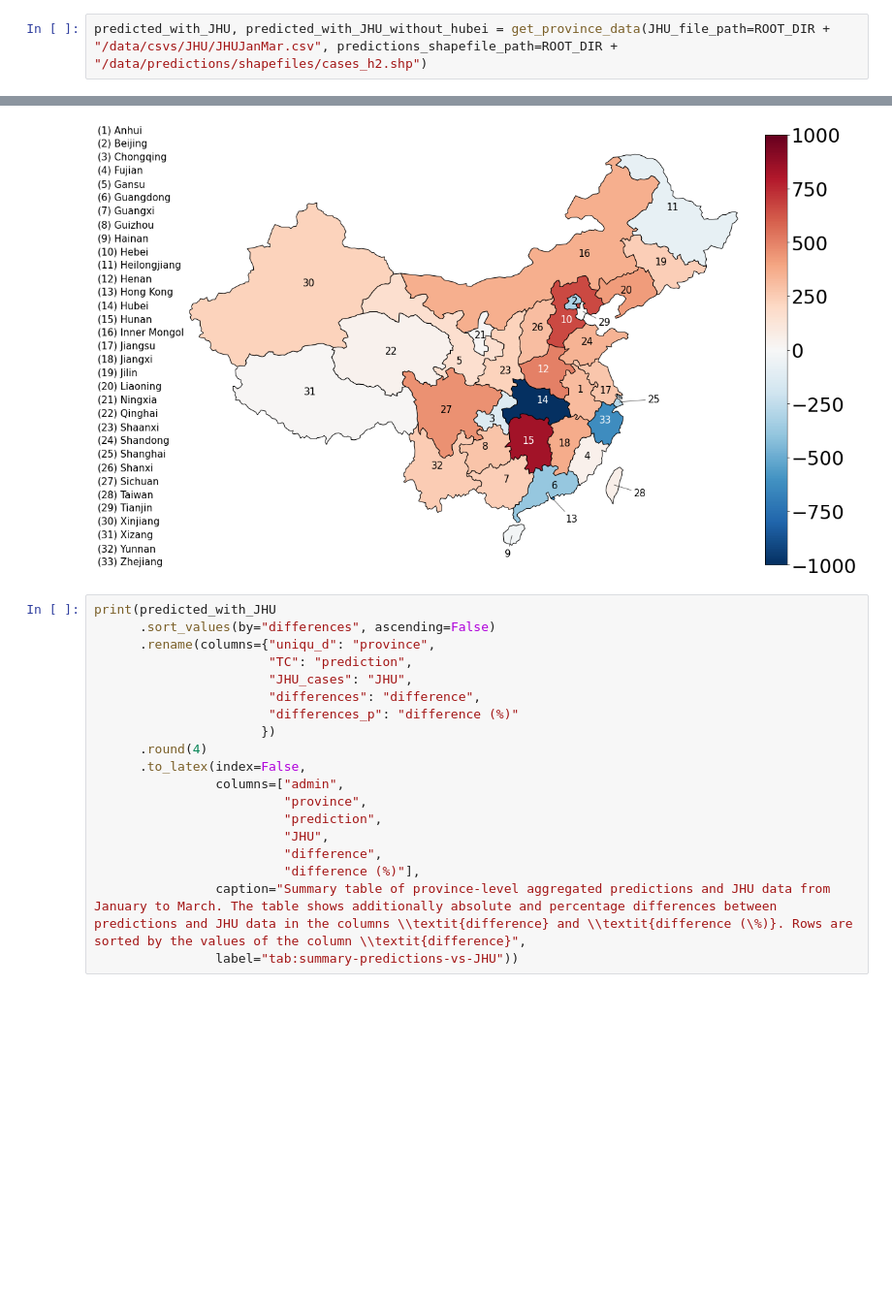
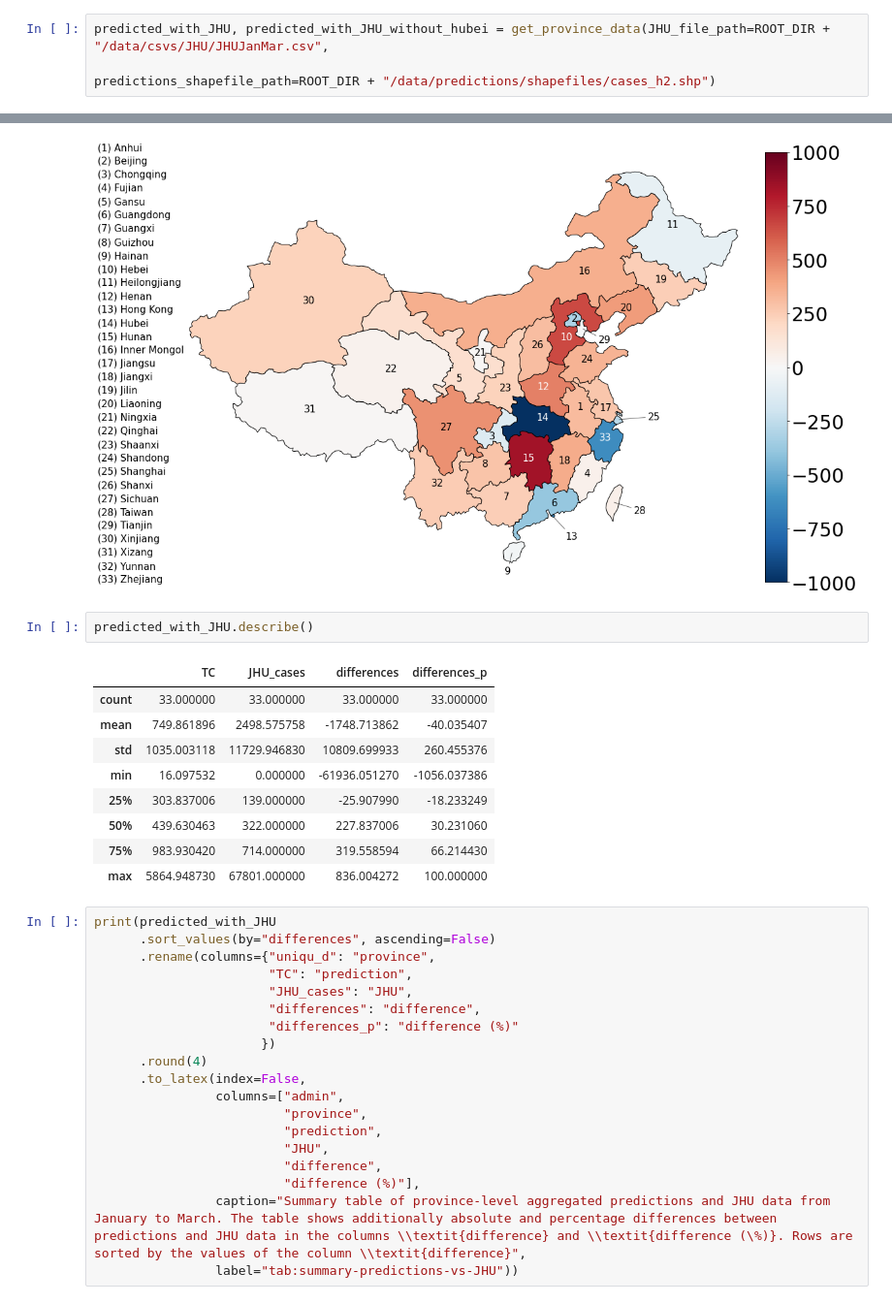
Before and after one commit to dsvanidze/replicability, a Jupyter notebook: jupyter-notebooks/fine-scale-predictions/generate-fine-scale-features.ipynb, the cells around one changed output, grey strips where cells are left out. Shown at 97% size. Cells and saved outputs as stored; diff of their text form; blank space fills up the shorter version.

```diff
--- a/jupyter-notebooks/fine-scale-predictions/generate-fine-scale-features.ipynb
+++ b/jupyter-notebooks/fine-scale-predictions/generate-fine-scale-features.ipynb
@@ -456,7 +462,8 @@ plot_rasters(raster_array=raster_data["TC"],
 ## <center>Raster of TC</center>
 [figure]
 # %%
-predicted_with_JHU, predicted_with_JHU_without_hubei = get_province_data(JHU_file_path=ROOT_DIR + "/data/csvs/JHU/JHUJanMar.csv", predictions_shapefile_path=ROOT_DIR + "/data/predictions/shapefiles/cases_h2.shp")
+predicted_with_JHU, predicted_with_JHU_without_hubei = get_province_data(JHU_file_path=ROOT_DIR + "/data/csvs/JHU/JHUJanMar.csv",
+                                                                         predictions_shapefile_path=ROOT_DIR + "/data/predictions/shapefiles/cases_h2.shp")
 # %%
 plot_JHU_vs_predictions_bar(predicted_with_JHU, ymin_1=0, ymax_1=7000, ymin_2=-1500, ymax_2=1500)
 # %% [output]
@@ -496,6 +503,18 @@ plot_shapefile_map(data=predicted_with_JHU,
 # %% [output]
 ## <center>predicted cases - JHU</center>
 [figure]
+# %%
+predicted_with_JHU.describe()
+# %% [output]
+|  | TC | JHU_cases | differences | differences_p |
+| count | 33.000000 | 33.000000 | 33.000000 | 33.000000 |
+| mean | 749.861896 | 2498.575758 | -1748.713862 | -40.035407 |
+| std | 1035.003118 | 11729.946830 | 10809.699933 | 260.455376 |
+| min | 16.097532 | 0.000000 | -61936.051270 | -1056.037386 |
+| 25% | 303.837006 | 139.000000 | -25.907990 | -18.233249 |
+| 50% | 439.630463 | 322.000000 | 227.837006 | 30.231060 |
+| 75% | 983.930420 | 714.000000 | 319.558594 | 66.214430 |
+| max | 5864.948730 | 67801.000000 | 836.004272 | 100.000000 |
 # %%
 print(predicted_with_JHU
       .sort_values(by="differences", ascending=False)
```
Also changed, not shown: parts of 1 cell of this notebook, 5 other files.
